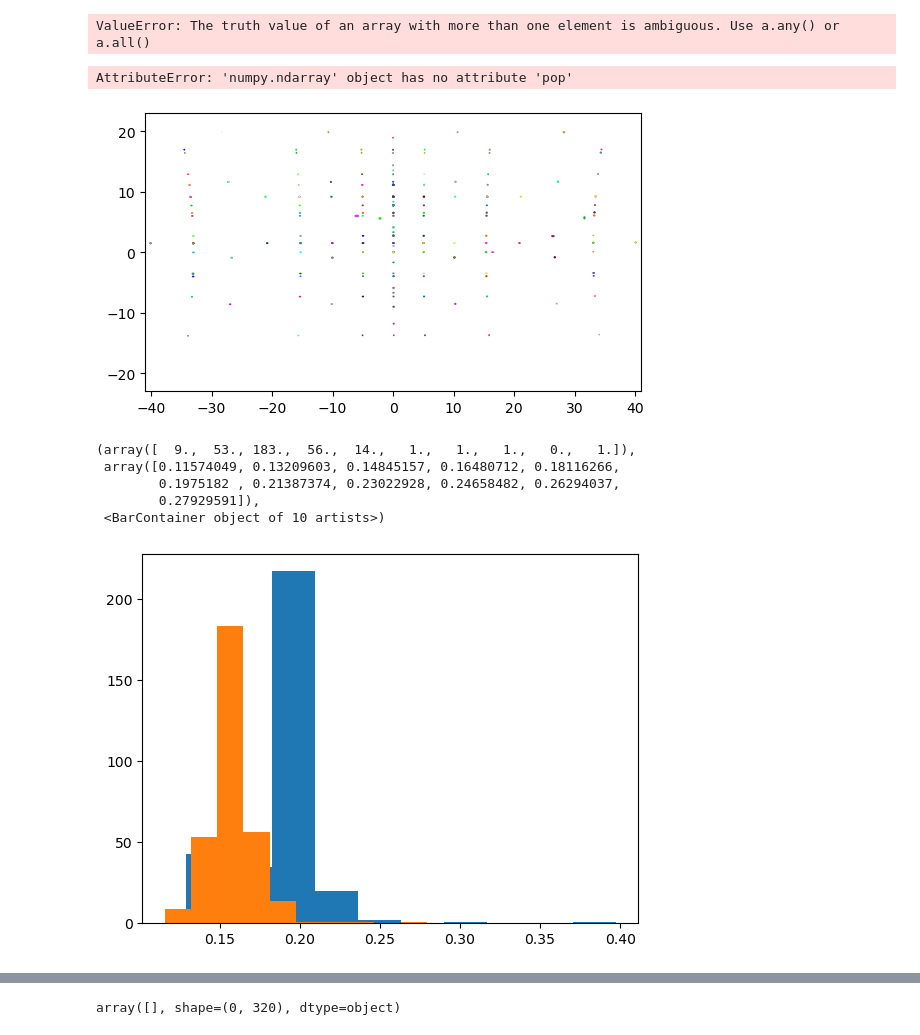
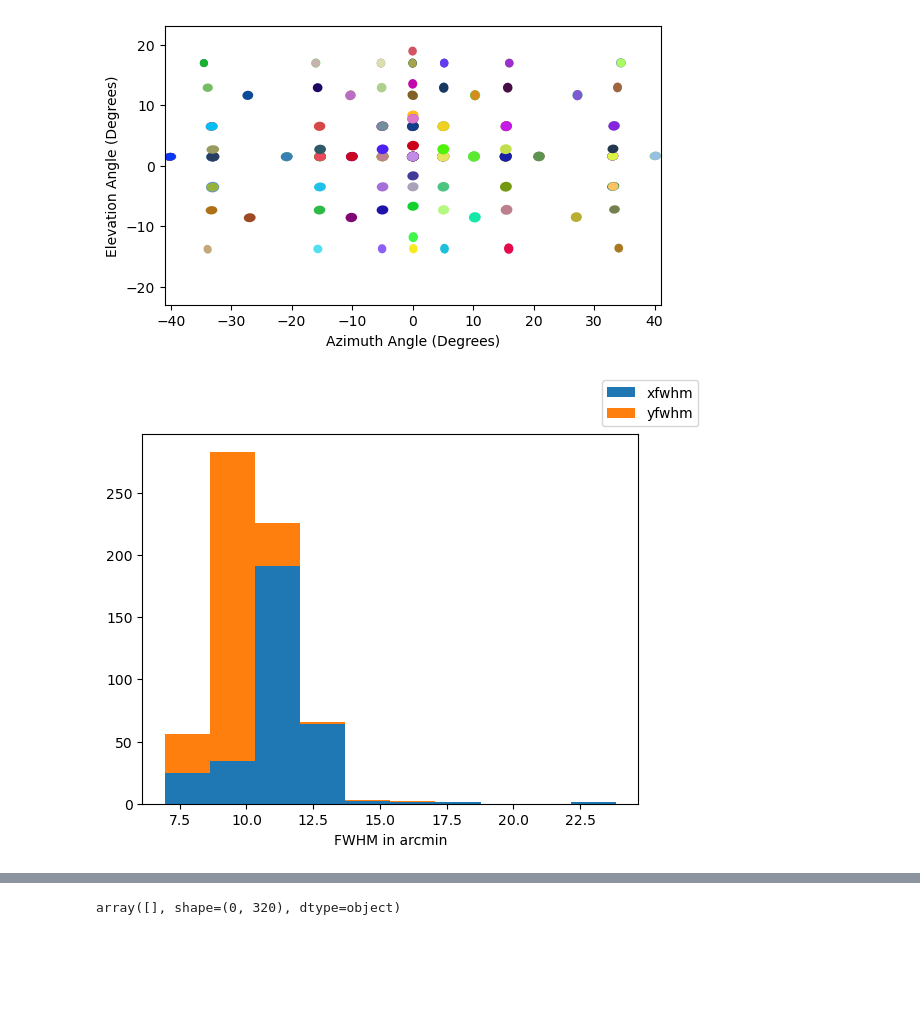
Before and after one commit to laureloneill/psf_source_localization, a Jupyter notebook: dataview.ipynb, the cells around one changed output, grey strips where cells are left out. Saved outputs shown, nothing was run; the diff lists cells and outputs as text; code cells hidden in the pictures; blank space fills up the shorter version.

```diff
--- a/dataview.ipynb
+++ b/dataview.ipynb
@@ -101,17 +96,13 @@ test = run_name[valid_peak == 'True']
 # %%
+vTheta = vTheta[xSigma != np.array(None)]
 xSigma = xSigma[xSigma != np.array(None)]
 ySigma = ySigma[ySigma != np.array(None)]
 xMean = xMean[xMean != np.array(None)]
 yMean = yMean[yMean != np.array(None)]
 angle = angle[angle!= np.array(None)]
 #run_name = run_name[valid_peak != False]
-# %% [output]
-ValueError: The truth value of an array with more than one element is ambiguous. Use a.any() or a.all()
 # %%
 covMat = covMat[valid_peak != "False"]
-covMat.pop(162)
-# %% [output]
-AttributeError: 'numpy.ndarray' object has no attribute 'pop'
 # %%
 xfwhm = 2.35*np.array(xSigma)
 yfwhm = 2.35*np.array(ySigma)
@@ -123,30 +114,37 @@ shapex = 5585
 y = imPixelSizeY * np.linspace((shapey-1)/-2,(shapey-1)/2, shapey) # create array from -23 deg to 23 deg, centered on zero
 x = imPixelSizeX * np.linspace((shapex-1)/-2,(shapex-1)/2, shapex) # create array from -41 deg to 41 deg, centered on zero
 # %%
-mag = 2 # increase fwhm so its easier to see
+mag = 10 # increase fwhm so its easier to see
 
 ells =  [Ellipse(xy= (1*xMean[i],1*yMean[i]),width=mag*xfwhm[i],height=mag*yfwhm[i], angle= mag*angle[i]) for i in range(len(xfwhm))]
 i = 0
 fig, ax = plt.subplots()
 ax.set(xlim=(-41, 41), ylim=(-23,23 ), aspect="equal")
-for e in ells:
+for e in ells[0:161]:
     #print(i)
     #ax.legend(e,run_name)
     #ax.add_artist(e)
     ax.add_patch(e)
     e.set(clip_box=ax.bbox, alpha=1, facecolor=np.random.rand(3), label=run_name[i])
     i = i+1
+plt.xlabel('Azimuth Angle (Degrees)')
+plt.ylabel('Elevation Angle (Degrees)')
 #ax.legend
 #ax.legend(bbox_to_anchor=(1.05, 1.0), loc='upper left')
+fig.savefig('skypeaks.png')
 # %% [output]
-[figure, old version]
+[figure, new version]
 # %%
-plt.hist(xfwhm)
-plt.hist(yfwhm)
+legend =["x fwhm",'y fwhm']
+fig1,ax1 = plt.subplots()
+plt.hist([xfwhm*60,yfwhm*60], histtype="barstacked", label=['xfwhm','yfwhm'])
+
+#plt.hist(xfwhm*60,label="xfwhm")
+#plt.hist(yfwhm*60,label='yfwhm')
+
+plt.xlabel('FWHM in arcmin')
+legend =["x fwhm",'y fwhm']
+fig1.legend()
+fig1.savefig('fwhm.png')
 # %% [output]
-(array([  9.,  53., 183.,  56.,  14.,   1.,   1.,   1.,   0.,   1.]),
- array([0.11574049, 0.13209603, 0.14845157, 0.16480712, 0.18116266,
-        0.1975182 , 0.21387374, 0.23022928, 0.24658482, 0.26294037,
-        0.27929591]),
- <BarContainer object of 10 artists>)
-[figure, old version]
+[figure, new version]
```
Also changed, not shown: parts of 7 cells of this notebook, 14 other files.
